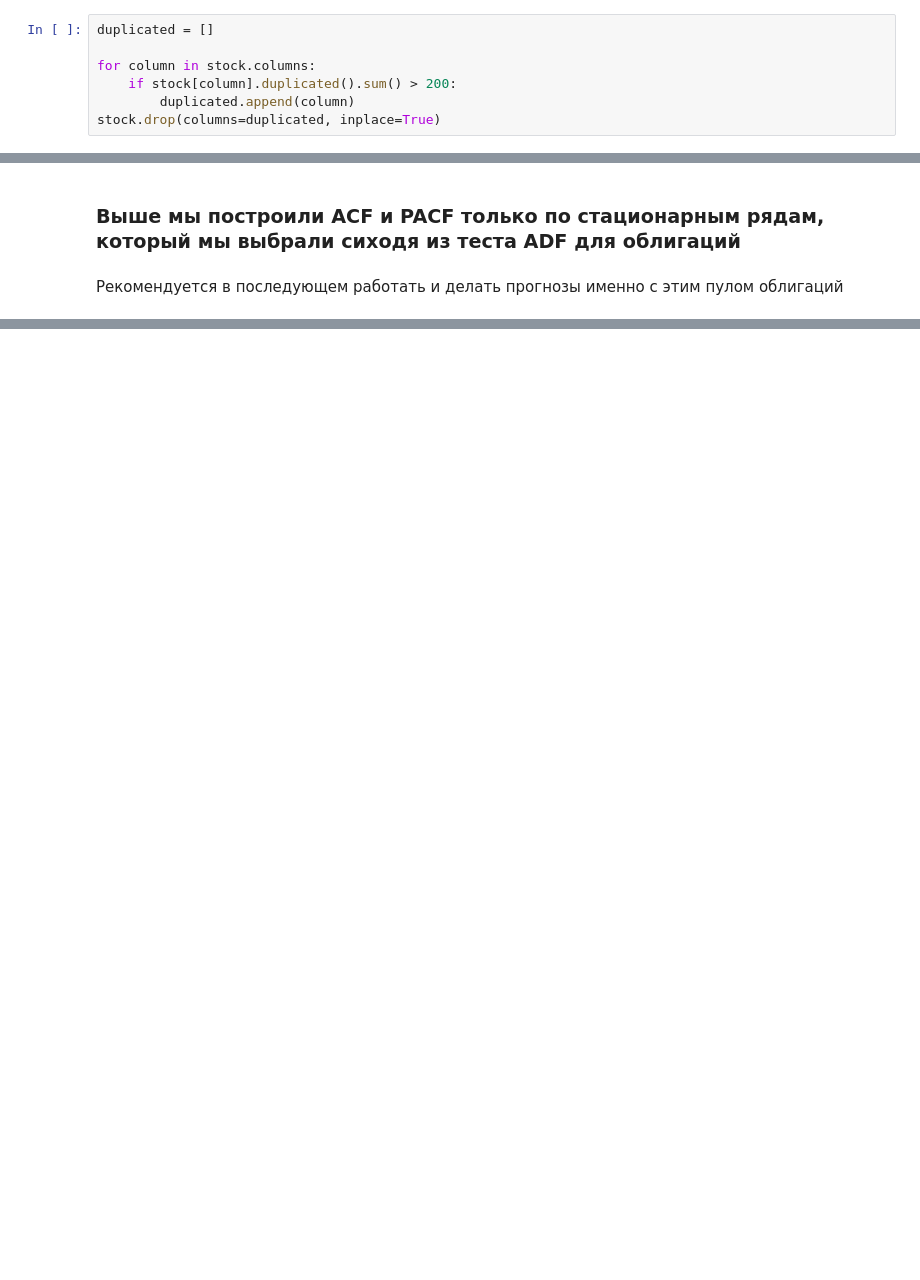
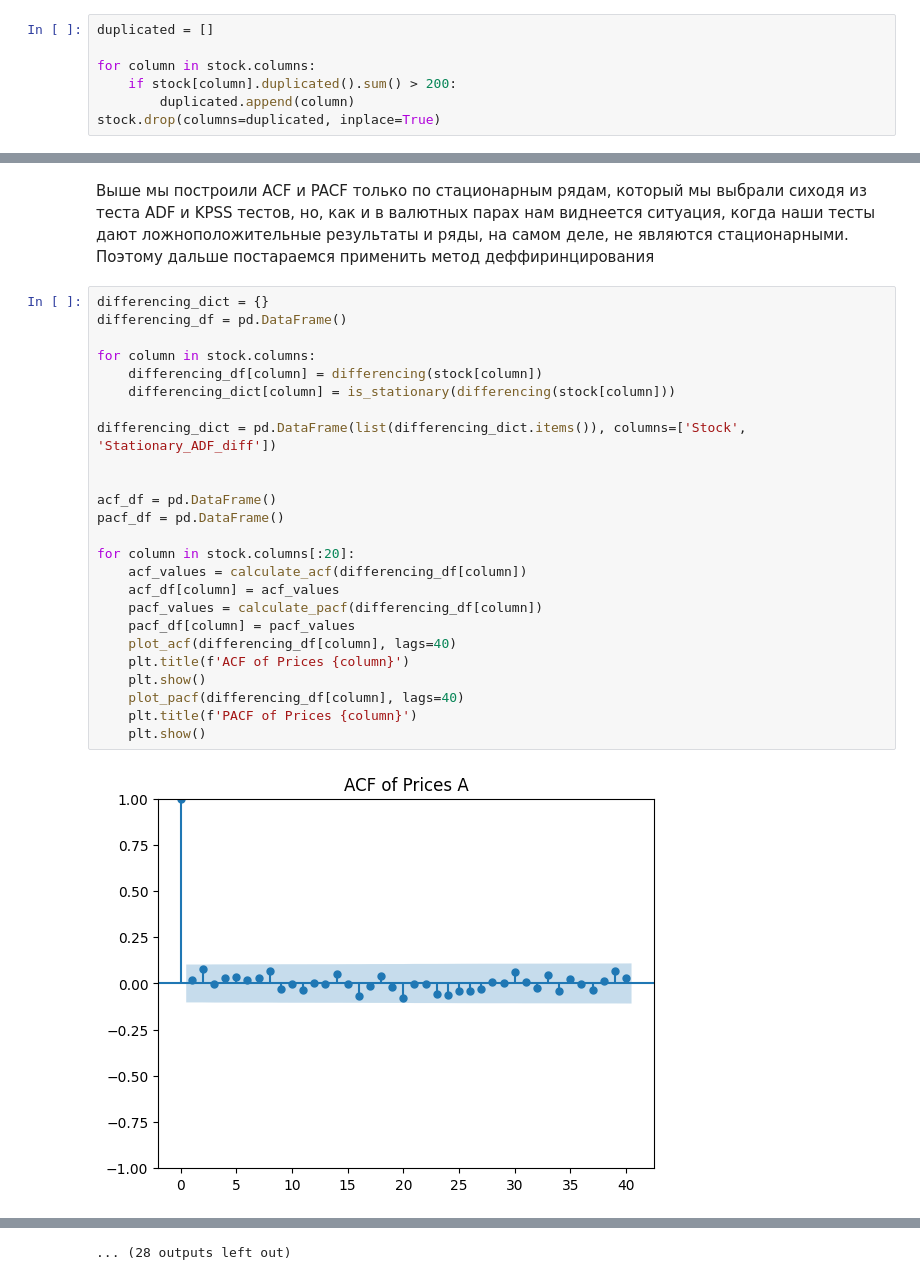
Before and after one commit to 113578/apsm, a Jupyter notebook: notebooks/TS_stat_test_eda.ipynb, the cells around one changed output, grey strips where cells are left out. Drawn from its saved outputs; the diff is of its cells as text; blank space fills up the shorter version.

```diff
--- a/notebooks/TS_stat_test_eda.ipynb
+++ b/notebooks/TS_stat_test_eda.ipynb
@@ -197,4 +303,29 @@ display(pacf_df)
 # %% [markdown]
-### Выше мы построили ACF и PACF только по стационарным рядам, который мы выбрали сиходя из теста ADF для облигаций
+Выше мы построили ACF и PACF только по стационарным рядам, который мы выбрали сиходя из теста ADF и KPSS тестов, но, как и в валютных парах нам виднеется ситуация, когда наши тесты дают ложноположительные результаты и ряды, на самом деле, не являются стационарными. Поэтому дальше постараемся применить метод деффиринцирования
-# %% [markdown]
-Рекомендуется в последующем работать и делать прогнозы именно с этим пулом облигаций
+# %%
+differencing_dict = {}
+differencing_df = pd.DataFrame()
+
+for column in stock.columns:
+    differencing_df[column] = differencing(stock[column])
+    differencing_dict[column] = is_stationary(differencing(stock[column]))
+
+differencing_dict = pd.DataFrame(list(differencing_dict.items()), columns=['Stock', 'Stationary_ADF_diff'])
+
+
+acf_df = pd.DataFrame()
+pacf_df = pd.DataFrame()
+
+for column in stock.columns[:20]:
+    acf_values = calculate_acf(differencing_df[column])
+    acf_df[column] = acf_values
+    pacf_values = calculate_pacf(differencing_df[column])
+    pacf_df[column] = pacf_values
+    plot_acf(differencing_df[column], lags=40)
+    plt.title(f'ACF of Prices {column}')
+    plt.show()
+    plot_pacf(differencing_df[column], lags=40)
+    plt.title(f'PACF of Prices {column}')
+    plt.show()
+# %% [output]
+[figure, added]
@@ -200,0 +343 @@ display(pacf_df)
+... (28 outputs left out)
```
Also changed, not shown: parts of 20 cells of this notebook.
